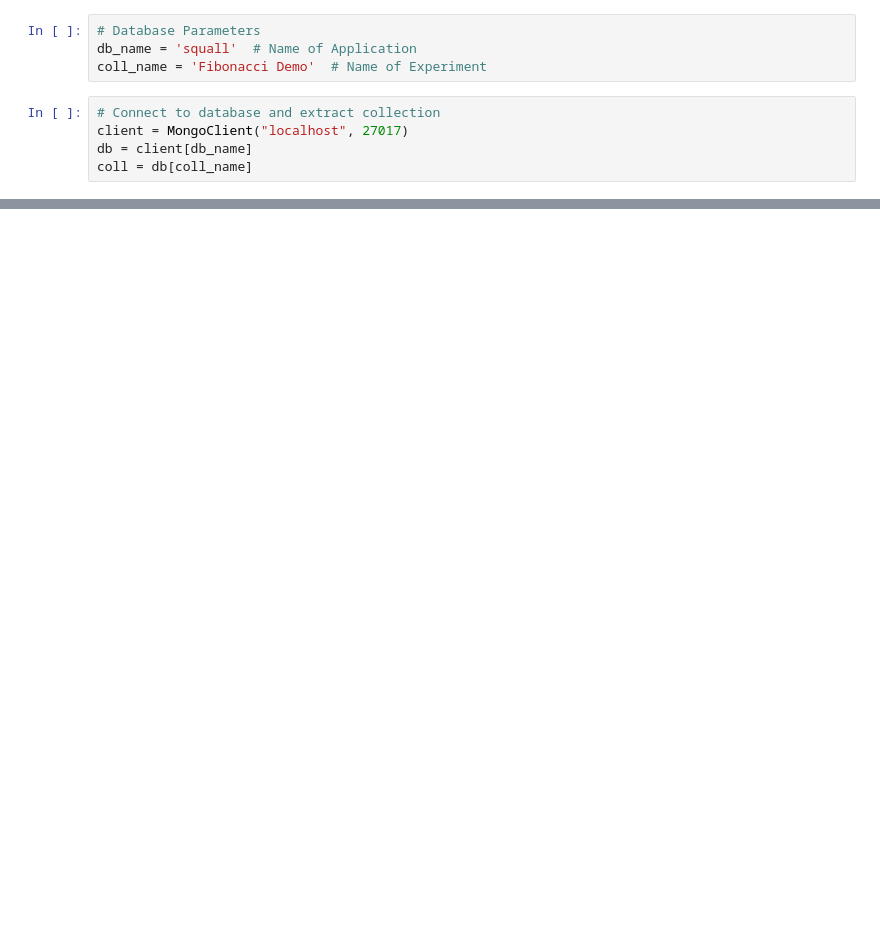
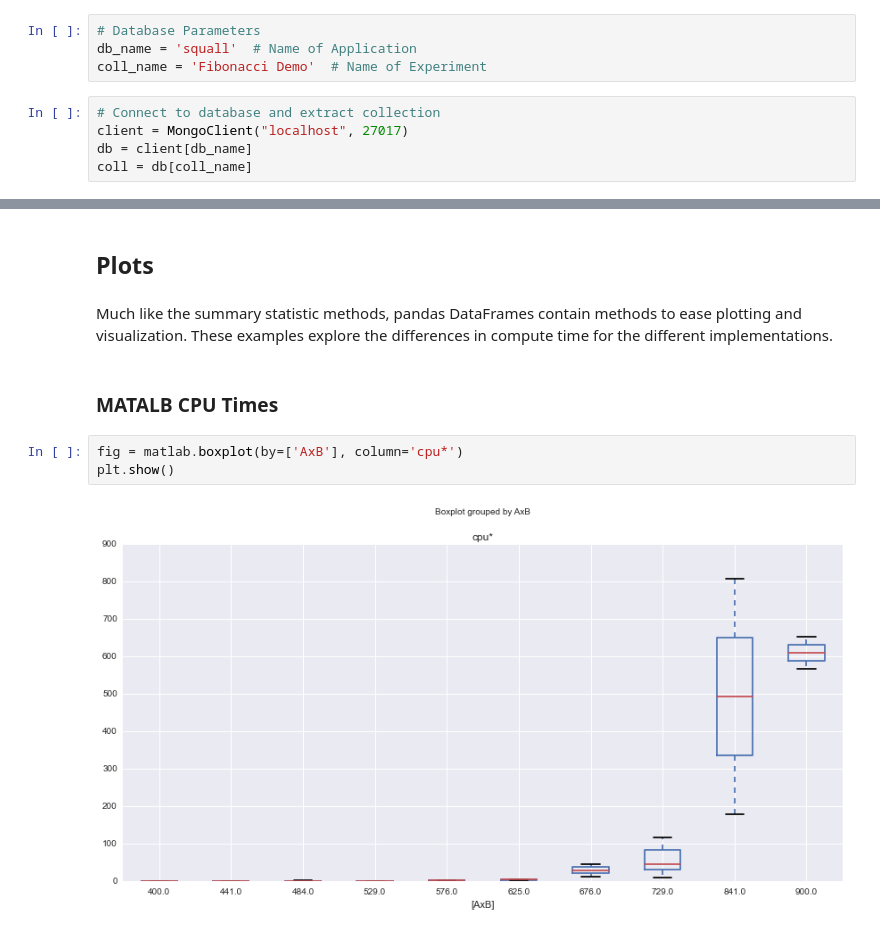
Before and after one commit to ikinsella/squall, a Jupyter notebook: Examples/Analysis/FibAnalysis.ipynb, the cells around one changed output, grey strips where cells are left out. Drawn from its saved outputs; the diff is of its cells as text; blank space fills up the shorter version.

```diff
--- a/Examples/Analysis/FibAnalysis.ipynb
+++ b/Examples/Analysis/FibAnalysis.ipynb
@@ -46,0 +193,11 @@ plt.show()
+# %% [markdown]
+## Plots
+# %% [markdown]
+Much like the summary statistic methods, pandas DataFrames contain methods to ease plotting and visualization. These examples explore the differences in compute time for the different implementations.
+# %% [markdown]
+### MATALB CPU Times
+# %%
+fig = matlab.boxplot(by=['AxB'], column='cpu*')
+plt.show()
+# %% [output]
+[figure, added]
```
Also changed, not shown: parts of 44 cells of this notebook, 5 other files.
